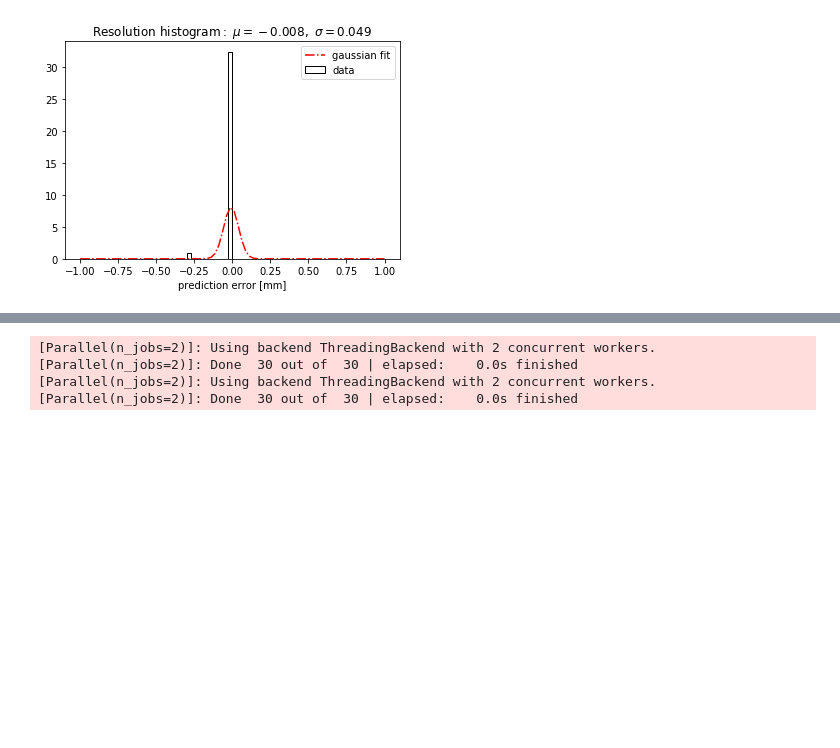
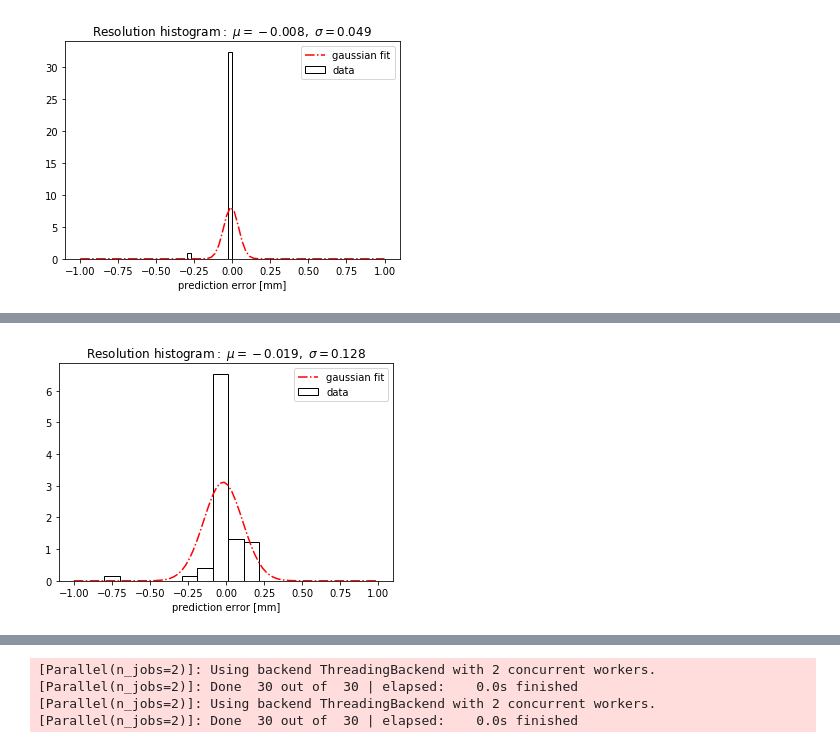
Before and after one commit to cdesio/leaf_reco, a Jupyter notebook: notebooks/RF_clean_test.ipynb, the cells around one changed output, grey strips where cells are left out. Cells and saved outputs as stored; diff of their text form; code cells hidden in the pictures; blank space fills up the shorter version.

```diff
--- a/notebooks/RF_clean_test.ipynb
+++ b/notebooks/RF_clean_test.ipynb
@@ -291,0 +341,3 @@ plot_histo(model.predict(X_35mm_cl_RF_test), y_35mm_cl_test, -1,1, nbins_fit=80,
+# %%
+X_2mm_test = np.vstack((X_2mm_cl_RF_test, X_2mm_cl_RF_2nd_test))
+y_2mm_test = np.hstack((y_2mm_cl_test, y_2mm_cl_2nd_test))
@@ -291,0 +375,3 @@ plot_histo(model.predict(X_35mm_cl_RF_test), y_35mm_cl_test, -1,1, nbins_fit=80,
+# %%
+plot_histo(model.predict(X_2mm_test), y_2mm_test, -1,1, nbins_fit=80, nbins_hist=10)
+# %% [output]
@@ -291,0 +381 @@ plot_histo(model.predict(X_35mm_cl_RF_test), y_35mm_cl_test, -1,1, nbins_fit=80,
+[figure, added]
```
Also changed, not shown: parts of 38 cells of this notebook.
